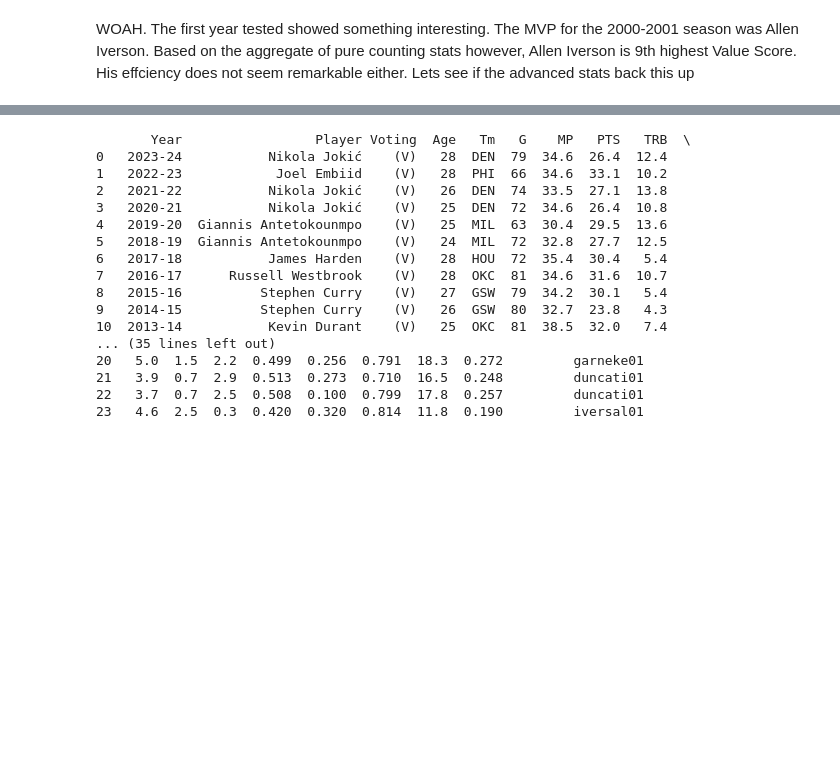
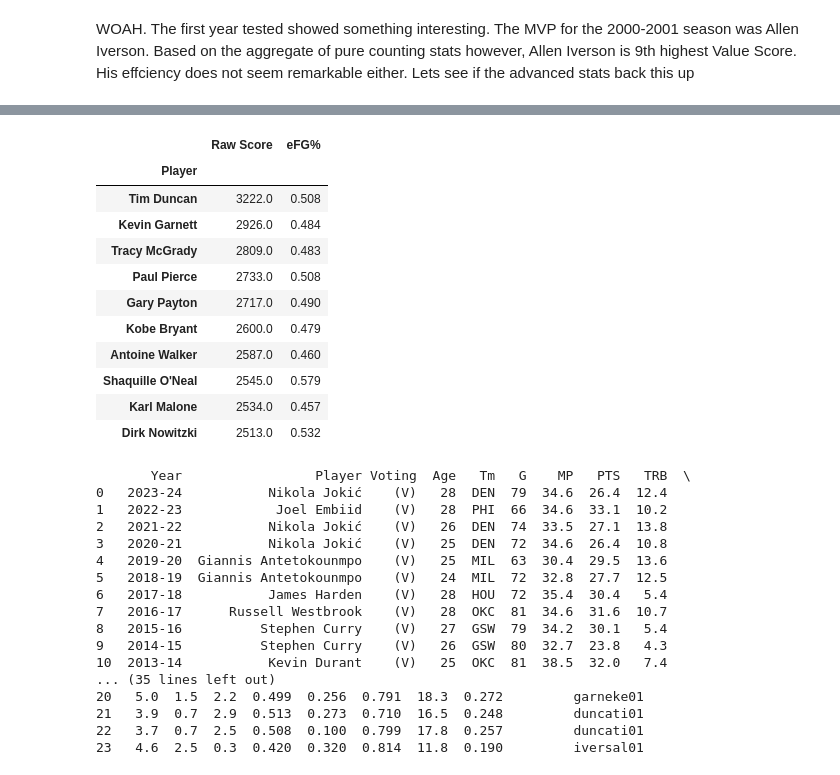
Before and after one commit to khadazhaia/nba-stats, a Jupyter notebook: notebooks/jonathan_eda.ipynb, the cells around one changed output, grey strips where cells are left out. Saved outputs shown, nothing was run; the diff lists cells and outputs as text; code cells hidden in the pictures; blank space fills up the shorter version.

```diff
--- a/notebooks/jonathan_eda.ipynb
+++ b/notebooks/jonathan_eda.ipynb
@@ -155,3 +129,29 @@ eligible_2011_2012
+# %%
+raw_value_2001_2002 = pd.DataFrame(eligible_2001_2002["Player"])
+#dataframe of eligible players in the season
+#create an aggregate number based on the sum of traditional counting stats subtracted by the sum of traditional negative stats
+raw_value_2001_2002["Raw Score"] = eligible_2001_2002["PTS"] + eligible_2001_2002["AST"] + eligible_2001_2002["TRB"] + eligible_2001_2002["BLK"] + eligible_2001_2002["STL"] - eligible_2001_2002["PF"] - eligible_2001_2002["TOV"]
+#Raw Value = Points + Assists + Rebounds + Blocks + Steals - Fouls - Turnovers
+raw_value_2001_2002["eFG%"] = eligible_2001_2002["eFG%"]
+#Added a column with Effective Field Goal % to give an idea of effiency in scoring points, the largest portion of our raw score.
+raw_value_2001_2002 = raw_value_2001_2002.set_index("Player")
+#Setting the index to lock players to the values, than sorting in decending order
+raw_value_2001_2002 = raw_value_2001_2002.sort_values("Raw Score", ascending=False)
+#Now we can view our top 10 players in "Raw Value"
+raw_value_2001_2002.head(10)
+# %% [output]
+|  | Raw Score | eFG% |
+| Player |  |  |
+| Tim Duncan | 3222.0 | 0.508 |
+| Kevin Garnett | 2926.0 | 0.484 |
+| Tracy McGrady | 2809.0 | 0.483 |
+| Paul Pierce | 2733.0 | 0.508 |
+| Gary Payton | 2717.0 | 0.490 |
+| Kobe Bryant | 2600.0 | 0.479 |
+| Antoine Walker | 2587.0 | 0.460 |
+| Shaquille O'Neal | 2545.0 | 0.579 |
+| Karl Malone | 2534.0 | 0.457 |
+| Dirk Nowitzki | 2513.0 | 0.532 |
 # %%
 print(mvps)
 # %% [output]
```
Also changed, not shown: parts of 6 cells of this notebook.
